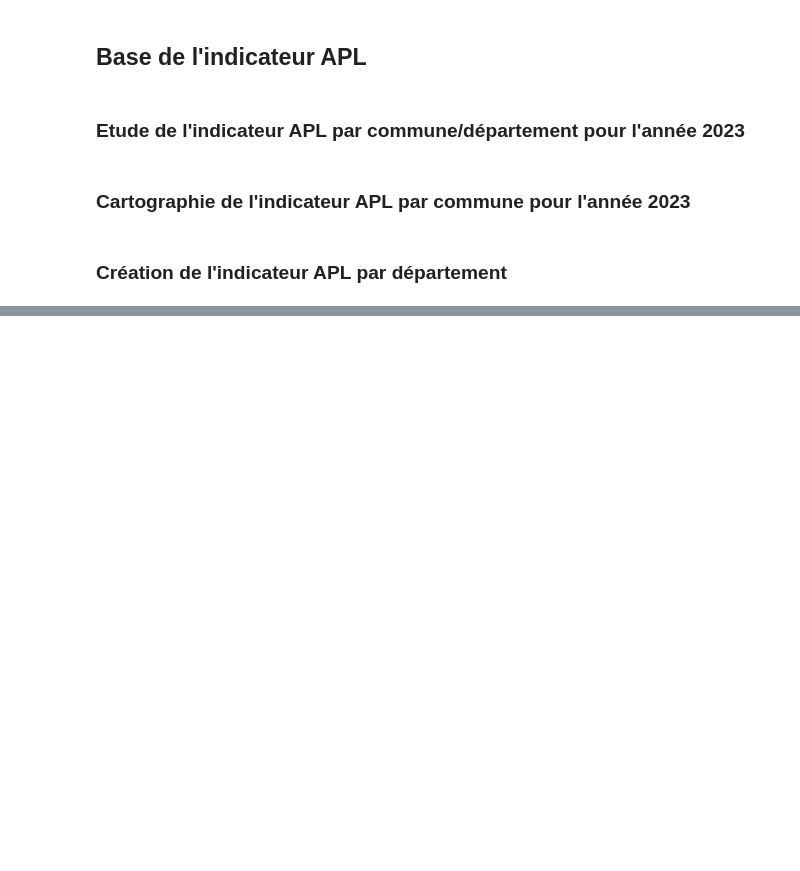
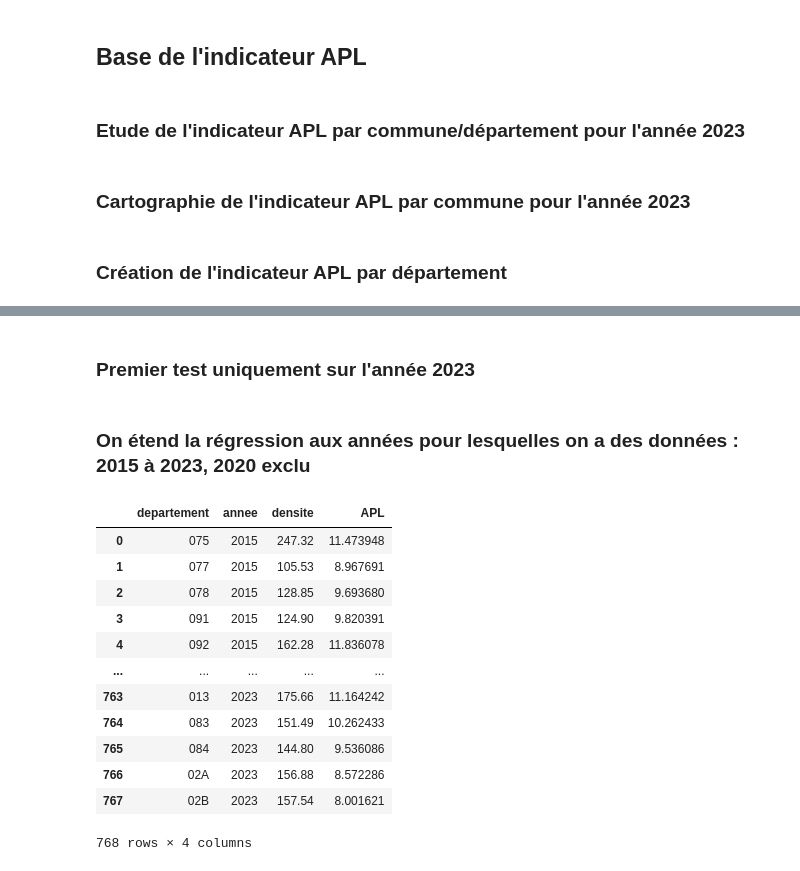
Before and after one commit to dfornier/Python-pour-la-data-science, a Jupyter notebook: statDesc.ipynb, the cells around one changed output, grey strips where cells are left out. Cells and saved outputs as stored; diff of their text form; code cells hidden in the pictures; blank space fills up the shorter version.

```diff
--- a/statDesc.ipynb
+++ b/statDesc.ipynb
@@ -42,6 +43,16 @@ df_medecins_age.drop(axis = 1, columns = ['sexe', 'specialites', 'specialites_ag
 df_medecins_age.reset_index(drop = True, inplace = True)
 
 df_medecins_age
+# %%
+# Traitement de la feuille des densités : on ne conserve que les médecins généralistes et on enlève les variables pas pertinentes ou redondantes
+df_medecins_densite = df_medecins_densite_complet[(df_medecins_densite_complet['specialites_agregees'] == '1-Médecine générale')
+    & (df_medecins_densite_complet['sexe'] == '0-Ensemble')
+    & (df_medecins_densite_complet['specialites'] == '00-Ensemble')]
+
+df_medecins_densite.drop(axis = 1, columns = ['sexe', 'specialites', 'specialites_agregees'], inplace = True)
+df_medecins_densite.reset_index(drop = True, inplace = True)
+
+df_medecins_densite
 # %% [markdown]
 ### Base de la prévalence de différentes maladies par groupe de population : santePublique
 # %%
@@ -492,0 +562,2 @@ plt.show()
+# %% [markdown]
+### Premier test uniquement sur l'année 2023
@@ -492,0 +588,2 @@ plt.show()
+# %% [markdown]
+### On étend la régression aux années pour lesquelles on a des données : 2015 à 2023, 2020 exclu
@@ -492,0 +612,45 @@ plt.show()
+# %%
+# On transforme les tables larges en tables longues de manière à pouvoir faire la régression en utilisant les données de toutes les années
+annees = [2015, 2016, 2017, 2018, 2019, 2021, 2022, 2023]
+APL = [f"APL_dep_{annee}" for annee in annees]
+densite = [f"densite_{annee}" for annee in annees]
+
+# Pour l'APL
+df1_long = df1.melt(
+    id_vars = ['departement'],
+    value_vars = APL,
+    var_name = 'annee',
+    value_name = 'APL'
+)
+
+df1_long['annee'] = df1_long['annee'].astype(str).str[8:]
+
+# Pour la densité
+df2_long = df2.melt(
+    id_vars = ['departement'],
+    value_vars = densite,
+    var_name = 'annee',
+    value_name = 'densite'
+)
+
+df2_long['annee'] = df2_long['annee'].astype(str).str[8:]
+
+# On joint les deux tables
+df = pd.merge(df2_long, df1_long, on=['departement', 'annee'])
+df['APL'] = np.log(df['APL'])
+
+df
+# %% [output]
+|  | departement | annee | densite | APL |
+| 0 | 075 | 2015 | 247.32 | 11.473948 |
+| 1 | 077 | 2015 | 105.53 | 8.967691 |
+| 2 | 078 | 2015 | 128.85 | 9.693680 |
+| 3 | 091 | 2015 | 124.90 | 9.820391 |
+| 4 | 092 | 2015 | 162.28 | 11.836078 |
+| ... | ... | ... | ... | ... |
+| 763 | 013 | 2023 | 175.66 | 11.164242 |
+| 764 | 083 | 2023 | 151.49 | 10.262433 |
+| 765 | 084 | 2023 | 144.80 | 9.536086 |
+| 766 | 02A | 2023 | 156.88 | 8.572286 |
+| 767 | 02B | 2023 | 157.54 | 8.001621 |
+768 rows × 4 columns
```
Also changed, not shown: parts of 18 cells of this notebook, 3 other files.
